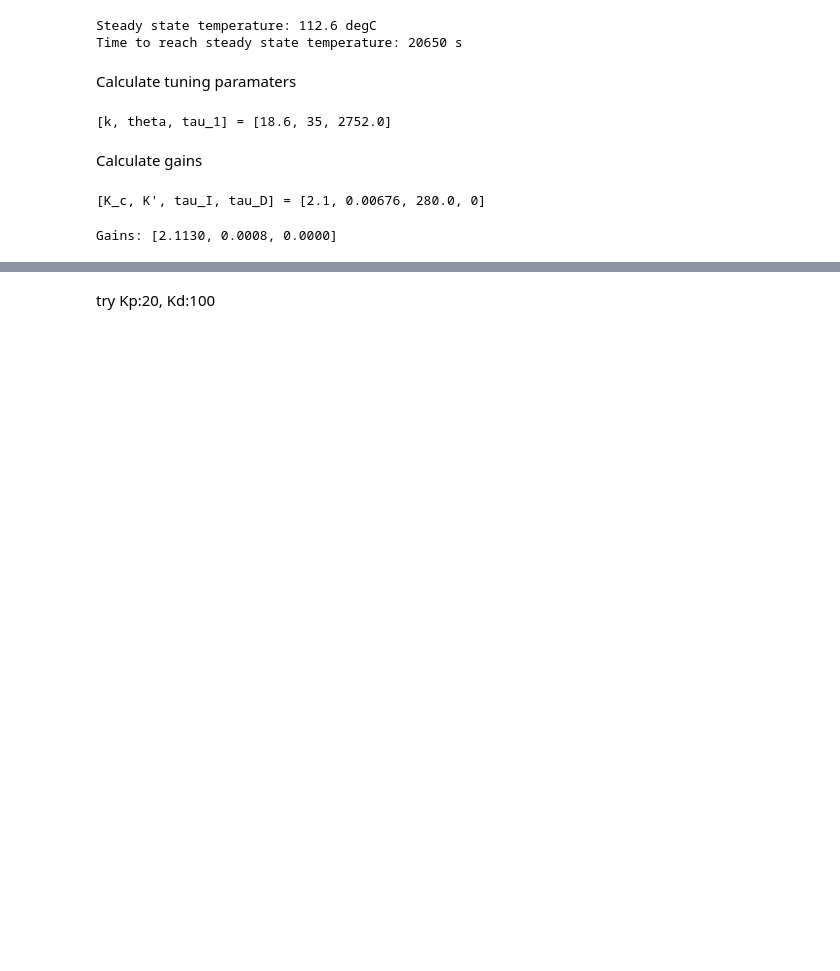
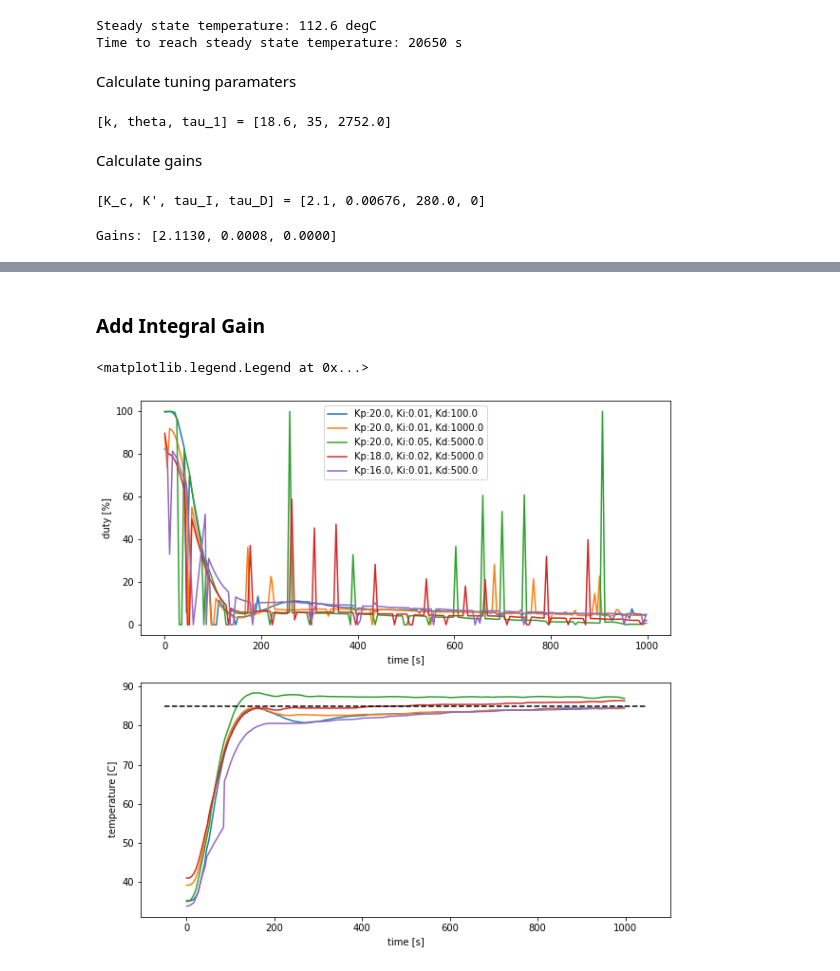
Before and after one commit to willhunt/silvia, a Jupyter notebook: docs/docs/control/assets/silvia_manual_tuning.ipynb, the cells around one changed output, grey strips where cells are left out. Cells and saved outputs as stored; diff of their text form; code cells hidden in the pictures; blank space fills up the shorter version.

```diff
--- a/docs/docs/control/assets/silvia_manual_tuning.ipynb
+++ b/docs/docs/control/assets/silvia_manual_tuning.ipynb
@@ -407,2 +412,27 @@ ax_T.axis([0,800, 75,95])
-# %% [markdown]
-try Kp:20, Kd:100
+# %% [markdown]
+### Add Integral Gain
+# %%
+dataset_filenames = [
+    "silvia_response_data_kp20ki0.01kd100_v01.json",
+    "silvia_response_data_kp20ki0.01kd1000_v01.json",
+    "silvia_response_data_kp20ki0.05kd5000_v01.json",
+#     "silvia_response_data_kp20ki1kd1000_v01.json",
+    "silvia_response_data_kp18ki0.02kd5000_v01.json",
+    "silvia_response_data_kp16ki0.01kd500_v01.json",
+#     "silvia_response_data_kp8ki0.1kd400_v01.json"
+]
+datasets = load_silvia_responses(dataset_filenames, time=[0, 1000])
+fig, [ax_u, ax_T] = plt.subplots(nrows=2, ncols=1, figsize=(10, 10))
+for dataset in datasets:
+    label = "Kp:{0}, Ki:{1}, Kd:{2}".format(dataset["K"][0], dataset["K"][1], dataset["K"][2])
+    ax_u.plot(dataset["t"], dataset["u"], label=label)
+    ax_T.plot(dataset["t"], dataset["T"], label=label)
+ax_T.plot(ax_T.get_xlim(), [setpoint, setpoint], '--', c='k')
+ax_u.set_xlabel('time [s]')
+ax_u.set_ylabel('duty [%]')
+ax_T.set_xlabel('time [s]')
+ax_T.set_ylabel('temperature [C]')
+ax_u.legend()
+# %% [output]
+<matplotlib.legend.Legend at 0x...>
+[figure, added]
```
Also changed, not shown: parts of 5 cells of this notebook, 2 other files.
